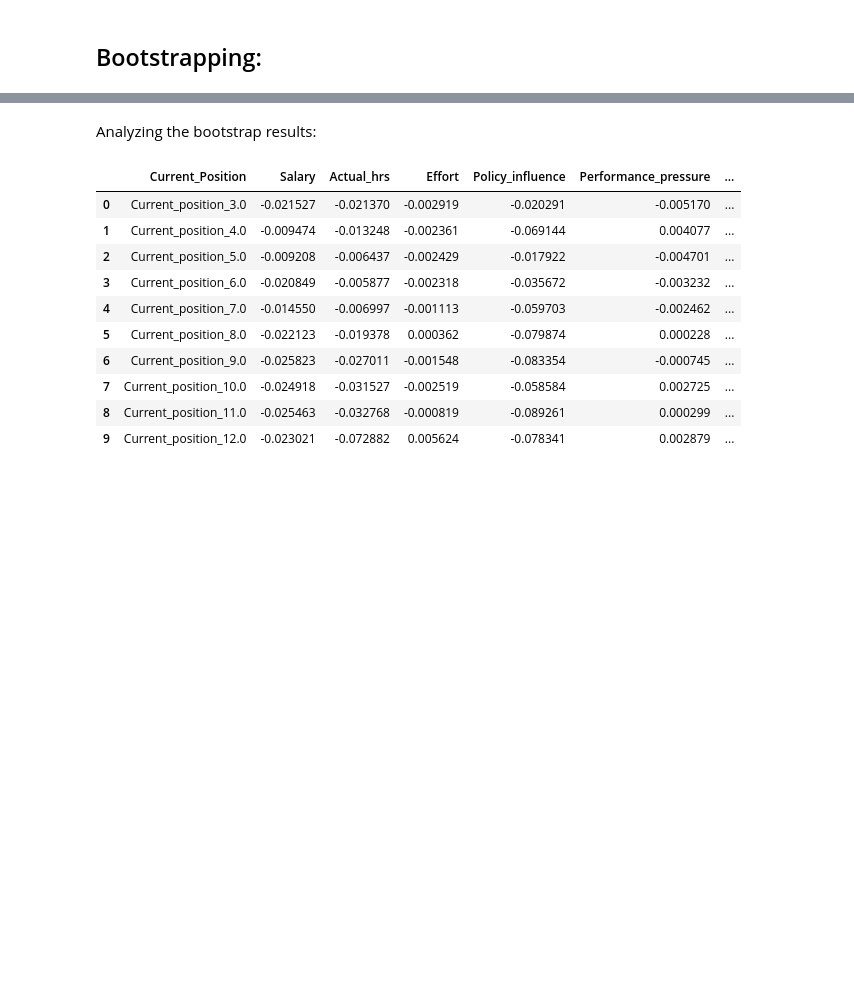
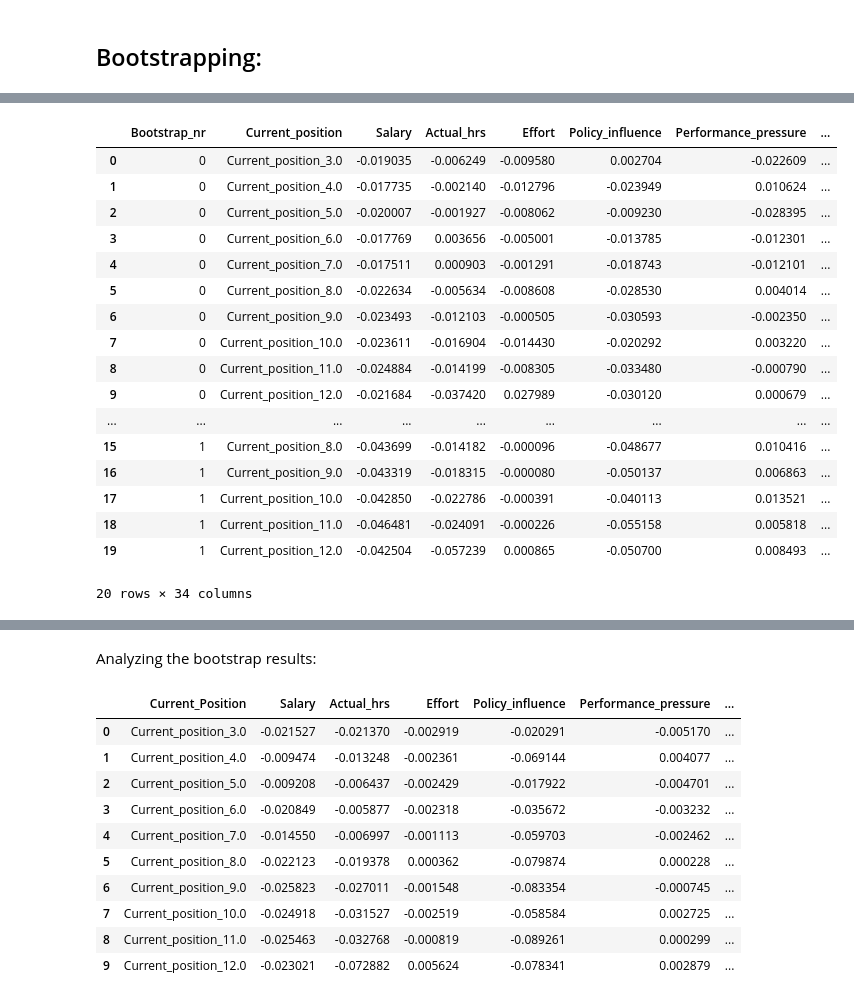
Before and after one commit to AndreiAf02/Job-Satisfaction, a Jupyter notebook: Job_Satisfaction_AT.ipynb, the cells around one changed output, grey strips where cells are left out. Cells and saved outputs as stored; diff of their text form; code cells hidden in the pictures; blank space fills up the shorter version.

```diff
--- a/Job_Satisfaction_AT.ipynb
+++ b/Job_Satisfaction_AT.ipynb
@@ -813,9 +859,25 @@ Current_position_factors = " + ".join(Current_position_dummy_cols)
 Working_condition_factors = " + ".join(Working_condition_cols)
 Moderation_factors = " + ".join(Moderation_cols)
 
-# path = f"""
-# Salary ~ {Current_position_factors}
-# """
+path_no_mod = f"""
+Salary ~ {Current_position_factors}
+Actual_hrs ~ {Current_position_factors}
+Effort ~ {Current_position_factors}
+Policy_influence ~ {Current_position_factors}
+Performance_pressure ~ {Current_position_factors}
+Teaching_percent ~ {Current_position_factors}
+Research_percent ~ {Current_position_factors}
+Academic_Resources ~ {Current_position_factors}
+Perceived_Autonomy ~ {Current_position_factors}
+Leadership_quality ~ {Current_position_factors}
+Sense_of_community ~ {Current_position_factors}
+Contract_duration_2.0 ~ {Current_position_factors}
+Contract_duration_3.0 ~ {Current_position_factors}
+Contract_duration_4.0 ~ {Current_position_factors}
+Leadership_position_2.0 ~ {Current_position_factors}
+Leadership_position_3.0 ~ {Current_position_factors}
+Job_satisfaction ~ {Working_condition_factors} + {Current_position_factors}
+"""
 
 
 
@@ -850,3 +912,11 @@ Optimization terminated successfully
 Objective value: 47.746
 Number of iterations: 810
 Params: -93.433 -45.496 -15.612 -64.336 -66.152 -87.416 -104.735 -97.816 -101.956 -90.516 -8.130 -4.728 -2.245 -2.272 -2.646 -6.987 -9.853 -11.726 -11.974 -26.914 -16.407 -14.019 -5.965 -10.201 4.710  ...
+# %%
+## Evaluating the model fit:
+if 'Optimization terminated successfully' in result.message:
+    print('Optimization Successful')
+    print('EVALUATION:')
+    fit_evaluation = semopy.calc_stats(model)
+    print(fit_evaluation.T)
+    print('-'*25)
@@ -974,3 +1063,8 @@ med_mod_path_values
 | 7 | Current_position_10.0 | -0.024227 | -0.025005 | -0.006389 | -0.061600 | 0.004273 | ... |
 | 8 | Current_position_11.0 | -0.025253 | -0.025535 | -0.003078 | -0.094037 | 0.001197 | ... |
 | 9 | Current_position_12.0 | -0.022419 | -0.057394 | 0.017401 | -0.082453 | 0.004564 | ... |
+# %%
+## Path Modelling with no age moderation:
+model_no_mod = semopy.Model(path_no_mod)
+result_no_mod = model_no_mod.fit(data_at_formatted_academic_w_dummies)
+print(result_no_mod)
@@ -976,0 +1079,7 @@ med_mod_path_values
+# %%
+if 'Optimization terminated successfully' in result_no_mod.message:
+    print('Optimization Successful')
+    print('EVALUATION:')
+    fit_evaluation_no_mod = semopy.calc_stats(model_no_mod)
+    print(fit_evaluation_no_mod.T)
+    print('-'*25)
@@ -1060,0 +1243,21 @@ bootstrap_path_values.to_csv('AT_bootstrap_path_values.csv')
+# %%
+bootstrap_path_values
+# %% [output]
+|  | Bootstrap_nr | Current_position | Salary | Actual_hrs | Effort | Policy_influence | Performance_pressure | ... |
+| 0 | 0 | Current_position_3.0 | -0.019035 | -0.006249 | -0.009580 | 0.002704 | -0.022609 | ... |
+| 1 | 0 | Current_position_4.0 | -0.017735 | -0.002140 | -0.012796 | -0.023949 | 0.010624 | ... |
+| 2 | 0 | Current_position_5.0 | -0.020007 | -0.001927 | -0.008062 | -0.009230 | -0.028395 | ... |
+| 3 | 0 | Current_position_6.0 | -0.017769 | 0.003656 | -0.005001 | -0.013785 | -0.012301 | ... |
+| 4 | 0 | Current_position_7.0 | -0.017511 | 0.000903 | -0.001291 | -0.018743 | -0.012101 | ... |
+| 5 | 0 | Current_position_8.0 | -0.022634 | -0.005634 | -0.008608 | -0.028530 | 0.004014 | ... |
+| 6 | 0 | Current_position_9.0 | -0.023493 | -0.012103 | -0.000505 | -0.030593 | -0.002350 | ... |
+| 7 | 0 | Current_position_10.0 | -0.023611 | -0.016904 | -0.014430 | -0.020292 | 0.003220 | ... |
+| 8 | 0 | Current_position_11.0 | -0.024884 | -0.014199 | -0.008305 | -0.033480 | -0.000790 | ... |
+| 9 | 0 | Current_position_12.0 | -0.021684 | -0.037420 | 0.027989 | -0.030120 | 0.000679 | ... |
+| ... | ... | ... | ... | ... | ... | ... | ... | ... |
+| 15 | 1 | Current_position_8.0 | -0.043699 | -0.014182 | -0.000096 | -0.048677 | 0.010416 | ... |
+| 16 | 1 | Current_position_9.0 | -0.043319 | -0.018315 | -0.000080 | -0.050137 | 0.006863 | ... |
+| 17 | 1 | Current_position_10.0 | -0.042850 | -0.022786 | -0.000391 | -0.040113 | 0.013521 | ... |
+| 18 | 1 | Current_position_11.0 | -0.046481 | -0.024091 | -0.000226 | -0.055158 | 0.005818 | ... |
+| 19 | 1 | Current_position_12.0 | -0.042504 | -0.057239 | 0.000865 | -0.050700 | 0.008493 | ... |
+20 rows × 34 columns
```
Also changed, not shown: parts of 14 cells of this notebook.
